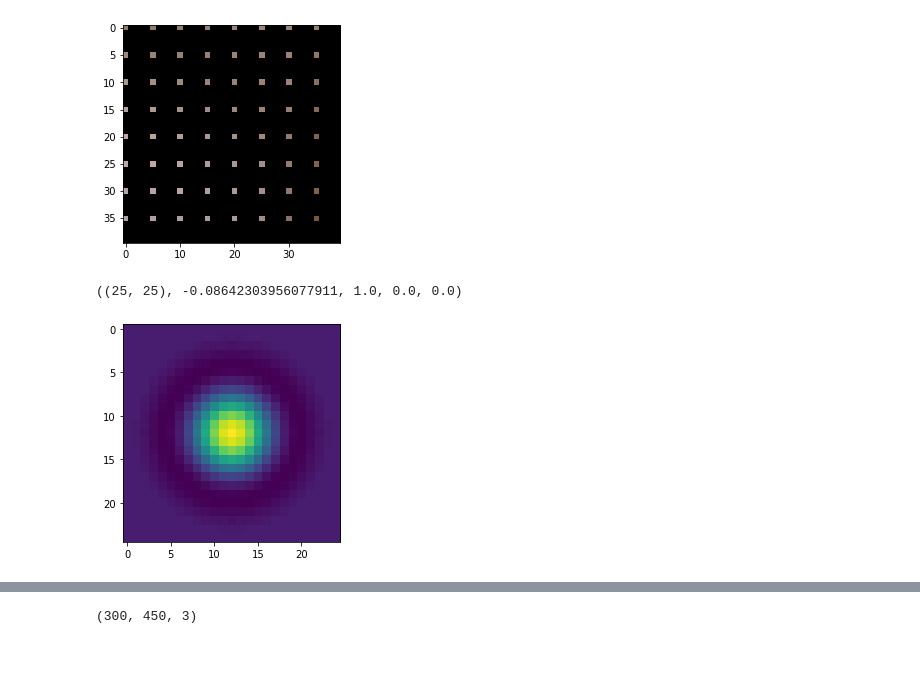
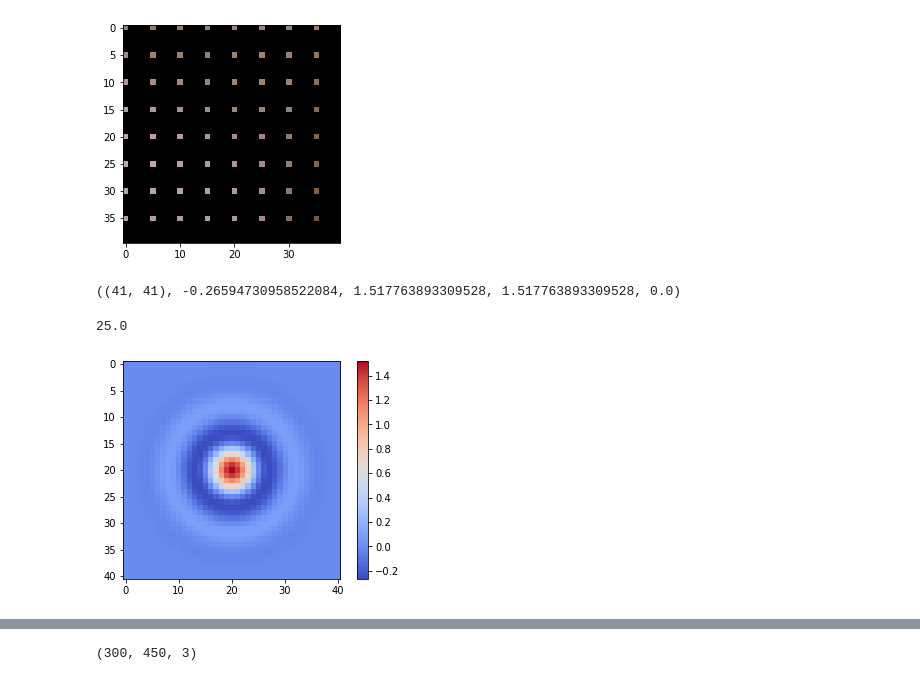
Before and after one commit to idfah/notebooks, a Jupyter notebook: vision/lanczos_interpolation.ipynb, the cells around one changed output, grey strips where cells are left out. Saved outputs shown, nothing was run; the diff lists cells and outputs as text; code cells hidden in the pictures; blank space fills up the shorter version.

Commit message:
feat: first pass at lanczos filtering notebook

```diff
--- a/vision/lanczos_interpolation.ipynb
+++ b/vision/lanczos_interpolation.ipynb
@@ -68,9 +63,9 @@ plt.plot(taps, lanczos, marker='o');
 # %%
 def lanczos_filter(factor, order):
-    radius = order // factor
-    taps = np.linspace(-radius, radius, 2 * order - 1)
+    radius = order // 2
+    taps = np.linspace(-radius, radius, 2 * radius * factor + 1)
     return np.sinc(taps) * np.sinc(taps / radius)
 # %%
-filt = lanczos_filter(2, 9)
+filt = lanczos_filter(2, 7)
 len(filt)
 # %% [output]
@@ -149,7 +162,7 @@ imgd.shape, imgd.min(), imgd.max()
 [figure]
 # %%
 factor = 5
-order = 13
+order = 9
 # %%
 imgp = np.zeros((factor * imgd.shape[0], factor * imgd.shape[1], imgd.shape[2]))
 imgp[::factor, ::factor, :] = imgd
@@ -167,21 +180,27 @@ plt.imshow(imgp[:40, :40]);
 [figure]
 # %%
 def lanczos_filt_radial(factor, order):
-    radius = order // factor
+    radius = order // 2
 
-    taps = np.linspace(-radius, radius, 2 * order - 1)
+    taps = np.linspace(-radius, radius, 2 * radius * factor + 1)
     xtaps, ytaps = np.meshgrid(taps, taps, copy=False)
     dist = np.sqrt(xtaps**2 + ytaps**2)
 
     filt = np.sinc(dist) * np.sinc(dist / radius)
-    filt[dist > radius] = 0.0
+    filt[dist > radius] = 0.0 # must be zero outside of the central lobe
+    filt /= filt.sum() / factor**2
     return filt
 # %%
 filt2d = lanczos_filt_radial(factor, order)
-filt2d.shape, filt2d.min(), filt2d.max(), filt2d[0, -1], filt2d[2, 0]
+filt2d.shape, filt2d.min(), filt2d.max(), filt2d[filt2d.shape[0]//2, filt2d.shape[1]//2], filt2d[2, 0]
 # %% [output]
-((25, 25), -0.08642303956077911, 1.0, 0.0, 0.0)
+((41, 41), -0.26594730958522084, 1.517763893309528, 1.517763893309528, 0.0)
+# %%
+print(np.sum(filt2d))
+# %% [output]
+25.0
 # %%
-plt.imshow(filt2d);
+plt.imshow(filt2d, cmap=plt.cm.coolwarm);
+plt.colorbar();
 # %% [output]
-[figure, old version]
+[figure, new version]
```
Also changed, not shown: parts of 26 cells of this notebook.
